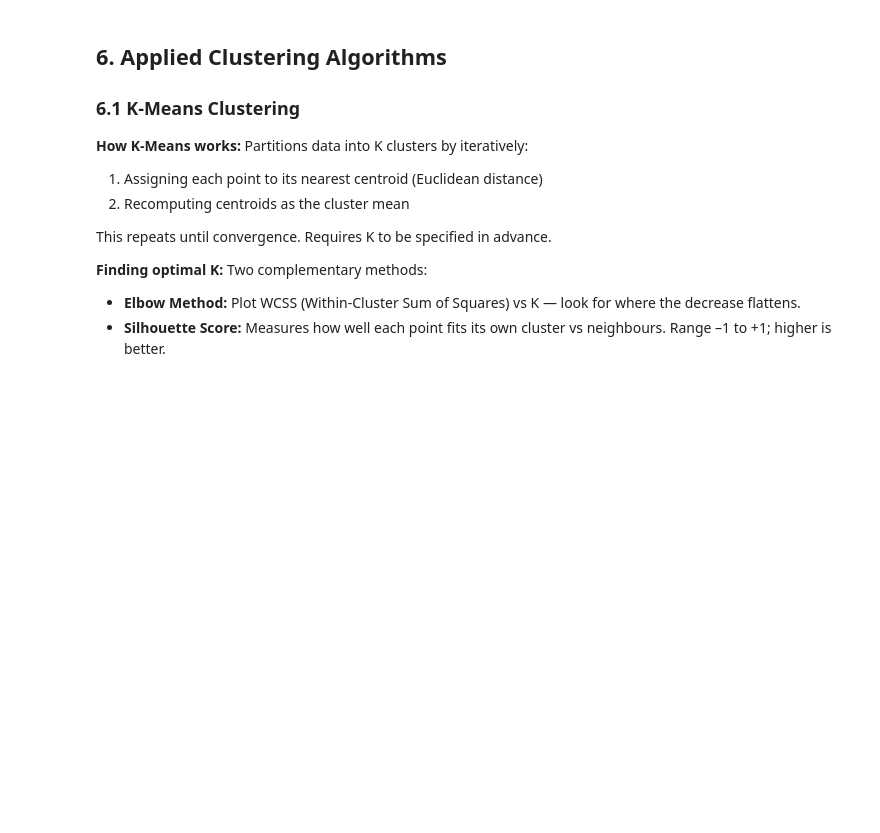
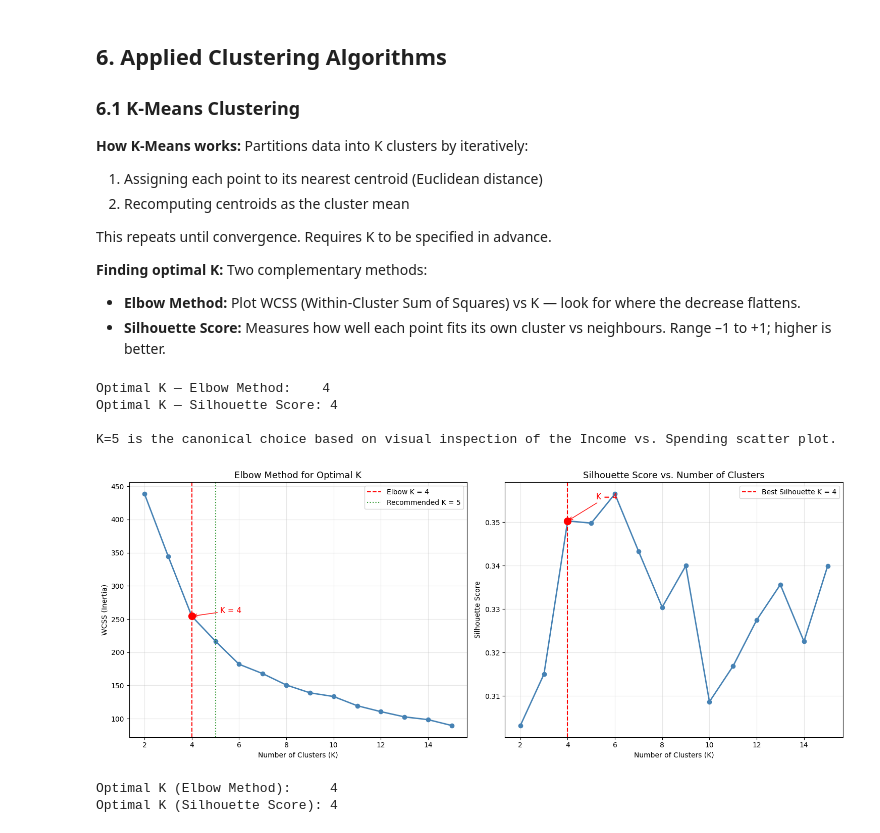
Before and after one commit to Safa30/CSE475_Machine_Learning, a Jupyter notebook: Lab/lab_2/Lab2_Unsupervised_Learning.ipynb, the cells around one changed output. Cells and saved outputs as stored; diff of their text form; code cells hidden in the pictures; blank space fills up the shorter version.

Commit message:
Applied K-Means Clustering

```diff
--- a/Lab/lab_2/Lab2_Unsupervised_Learning.ipynb
+++ b/Lab/lab_2/Lab2_Unsupervised_Learning.ipynb
@@ -334,3 +334,82 @@ This repeats until convergence. Requires K to be specified in advance.
 **Finding optimal K:** Two complementary methods:
 - **Elbow Method:** Plot WCSS (Within-Cluster Sum of Squares) vs K — look for where the decrease flattens.
 - **Silhouette Score:** Measures how well each point fits its own cluster vs neighbours. Range –1 to +1; higher is better.
+# %%
+wcss = []
+silhouette_scores_km = []
+k_range = list(range(2, 16))
+
+for k in k_range:
+    km = KMeans(n_clusters=k, random_state=42, n_init=10)
+    km.fit(df_processed)
+    wcss.append(km.inertia_)
+    silhouette_scores_km.append(silhouette_score(df_processed, km.labels_))
+
+# Elbow Detection
+if KNEED_AVAILABLE:
+    try:
+        knee = KneeLocator(k_range, wcss, curve='convex', direction='decreasing')
+        optimal_k_elbow = knee.knee if knee.knee is not None else 5
+    except Exception:
+        diffs2 = np.diff(np.diff(wcss))
+        optimal_k_elbow = k_range[np.argmax(diffs2) + 1]
+else:
+    # Manual second-derivative method: finds the K at maximum curvature
+    diffs2 = np.diff(np.diff(wcss))
+    optimal_k_elbow = k_range[np.argmax(diffs2) + 1]
+
+# Silhouette Optimal K — use first local maximum
+sil_array = np.array(silhouette_scores_km)
+local_max = argrelextrema(sil_array, np.greater, order=1)[0]
+optimal_k_sil = k_range[local_max[0]] if len(local_max) > 0 else k_range[sil_array.argmax()]
+
+print(f'Optimal K — Elbow Method:    {optimal_k_elbow}')
+print(f'Optimal K — Silhouette Score: {optimal_k_sil}')
+print()
+print('K=5 is the canonical choice based on visual inspection of the Income vs. Spending scatter plot.')
+# %% [output]
+Optimal K — Elbow Method:    4
+Optimal K — Silhouette Score: 4
+
+K=5 is the canonical choice based on visual inspection of the Income vs. Spending scatter plot.
+# %%
+fig, ax = plt.subplots(1, 2, figsize=(15, 6))
+
+# Elbow Plot
+ax[0].plot(k_range, wcss, marker='o', color='steelblue', linewidth=2)
+ax[0].axvline(x=optimal_k_elbow, color='red', linestyle='--',
+              label=f'Elbow K = {optimal_k_elbow}')
+ax[0].axvline(x=5, color='green', linestyle=':', alpha=0.8, label='Recommended K = 5')
+ax[0].scatter([optimal_k_elbow], [wcss[optimal_k_elbow - 2]], color='red', zorder=5, s=100)
+ax[0].annotate(f'K = {optimal_k_elbow}',
+               xy=(optimal_k_elbow, wcss[optimal_k_elbow - 2]),
+               xytext=(optimal_k_elbow + 1.2, wcss[optimal_k_elbow - 2] + 5),
+               arrowprops=dict(arrowstyle='->', color='red'), color='red', fontsize=11)
+ax[0].set_title('Elbow Method for Optimal K', fontsize=13)
+ax[0].set_xlabel('Number of Clusters (K)')
+ax[0].set_ylabel('WCSS (Inertia)')
+ax[0].legend(); ax[0].grid(True, alpha=0.3)
+
+# Silhouette Score Plot
+ax[1].plot(k_range, silhouette_scores_km, marker='o', color='steelblue', linewidth=2)
+ax[1].axvline(x=optimal_k_sil, color='red', linestyle='--',
+              label=f'Best Silhouette K = {optimal_k_sil}')
+ax[1].scatter([optimal_k_sil], [silhouette_scores_km[optimal_k_sil - 2]], color='red', zorder=5, s=100)
+ax[1].annotate(f'K = {optimal_k_sil}',
+               xy=(optimal_k_sil, silhouette_scores_km[optimal_k_sil - 2]),
+               xytext=(optimal_k_sil + 1.2, silhouette_scores_km[optimal_k_sil - 2] + 0.005),
+               arrowprops=dict(arrowstyle='->', color='red'), color='red', fontsize=11)
+ax[1].set_title('Silhouette Score vs. Number of Clusters', fontsize=13)
+ax[1].set_xlabel('Number of Clusters (K)')
+ax[1].set_ylabel('Silhouette Score')
+ax[1].legend(); ax[1].grid(True, alpha=0.3)
+
+plt.tight_layout()
+plt.show()
+
+print(f'Optimal K (Elbow Method):     {optimal_k_elbow}')
+print(f'Optimal K (Silhouette Score): {optimal_k_sil}')
+# %% [output]
+[figure, added]
+Optimal K (Elbow Method):     4
+Optimal K (Silhouette Score): 4
```
